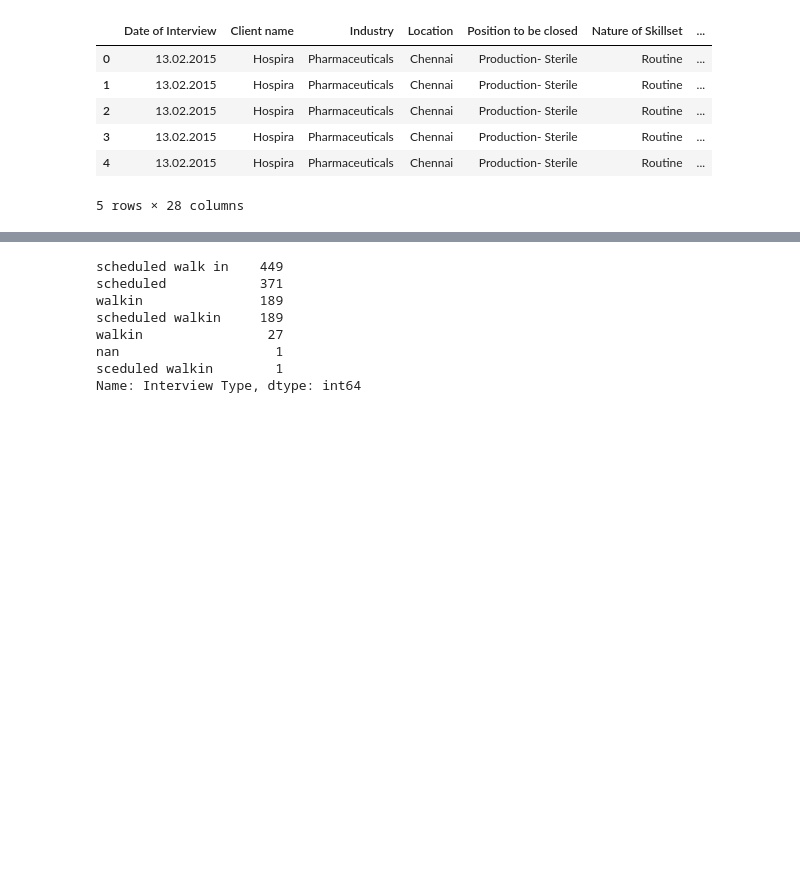
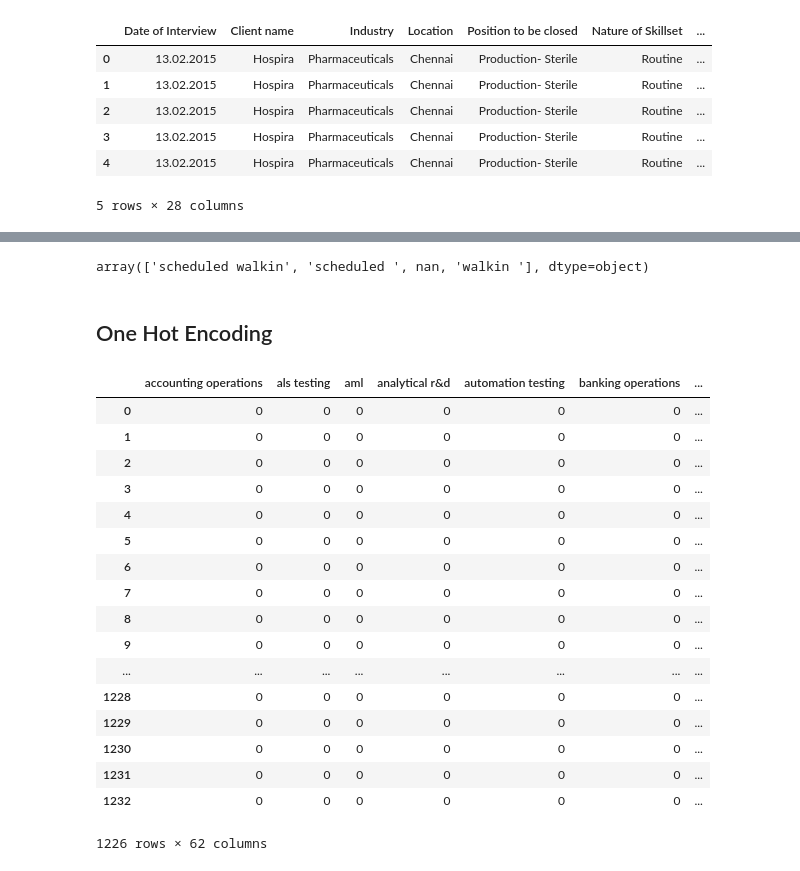
Before and after one commit to atognola/G8_DS_DH, a Jupyter notebook: Desafío 3.ipynb, the cells around one changed output, grey strips where cells are left out. Saved outputs shown, nothing was run; the diff lists cells and outputs as text; code cells hidden in the pictures; blank space fills up the shorter version.

Commit message:
Cambios: onehot enconding, diccionario y replace en otras columas

```diff
--- a/Desafío 3.ipynb
+++ b/Desafío 3.ipynb
@@ -104,3 +108,11 @@ Name: Nature of Skillset, Length: 78, dtype: int64
+# %%
+df["Can I Call you three hours before the interview and follow up on your attendance for the interview"] = df["Can I Call you three hours before the interview and follow up on your attendance for the interview"].replace(["No Dont","Na"],["no",np.nan])
+df["Have you taken a printout of your updated resume. Have you read the JD and understood the same"] = df["Have you taken a printout of your updated resume. Have you read the JD and understood the same"].replace(["No- will take it soon","Not yet","Not yet","Na","na"],["no","no","no",np.nan,np.nan])
+df["Can I have an alternative number/ desk number. I assure you that I will not trouble you too much"] = df["Can I have an alternative number/ desk number. I assure you that I will not trouble you too much"].replace(["No I have only thi number","na","Na"],["no",np.nan,np.nan])
+df["Are you clear with the venue details and the landmark."] = df["Are you clear with the venue details and the landmark."].replace(["No- I need to check","na","Na"],["no",np.nan,np.nan])
+df["Has the call letter been shared"] = df["Has the call letter been shared"].replace(["Havent Checked", "need to check","Not sure","yet to check","na","Na"],["unsure","unsure","unsure","unsure",np.nan,np.nan])
+df["Hope there will be no unscheduled meetings"] = df["Hope there will be no unscheduled meetings"].replace(["na","cant say"],[np.nan,"unsure"])
+df["Have you obtained the necessary permission to start at the required time"] = df["Have you obtained the necessary permission to start at the required time"].replace(['Not yet', 'yet to confirm',"na"],["no","no",np.nan])
 # %%
 col_names =  ['lookup_regex', 'extract_regex', 'column_to_lookup','column_to_complete','value_type','value_offset','extra_condition']
 diccionario  = pd.DataFrame(columns = col_names)
@@ -173,5 +191,5 @@ Name: Nature of Skillset, Length: 67, dtype: int64
 # %%
-df['Nature of Skillset'] = [re.split(" , | ,|, |,| /|/ |/| - | -|- |-", i) for i in df['Nature of Skillset']]
+#df['Nature of Skillset'] = [re.split(" , | ,|, |,| /|/ |/| - | -|- |-", i) for i in df['Nature of Skillset']]
 #df.loc[df['Nature of Skillset'].astype(str).str.contains('/')]['Nature of Skillset']
 # %%
 df['n_skills'] = df['Nature of Skillset'].apply(len)
@@ -236,14 +245,33 @@ nan                       1
 Name: Position to be closed, dtype: int64
 # %%
-df["Interview Type"].value_counts()
+df["Interview Type"].unique()
 # %% [output]
-scheduled walk in    449
-scheduled            371
-walkin               189
-scheduled walkin     189
-walkin                27
-nan                    1
-sceduled walkin        1
-Name: Interview Type, dtype: int64
+array(['scheduled walkin', 'scheduled ', nan, 'walkin '], dtype=object)
-# %%
-df.loc[df["Interview Type"].astype(str).str.contains('sceduled'),"Interview Type"]= "scheduled walkin"
+# %%
+df["match_interview"] = df["Candidate Current Location"] == df["Interview Venue"]
+df["match_job"] = df["Candidate Current Location"] == df["Candidate Job Location"]
+df["match_nacim"] = df["Candidate Job Location"] == df["Candidate Native location"]
+# %% [markdown]
+## One Hot Encoding
+# %%
+onehot_skills = df["Nature of Skillset"].str.split(" , | ,|, |,| /|/ |/| - | -|- |-| – ", expand=True).stack().str.get_dummies().sum(level=0)
+onehot_skills
+# %% [output]
+|  | accounting operations | als testing | aml | analytical r&d | automation testing | banking operations | ... |
+| 0 | 0 | 0 | 0 | 0 | 0 | 0 | ... |
+| 1 | 0 | 0 | 0 | 0 | 0 | 0 | ... |
+| 2 | 0 | 0 | 0 | 0 | 0 | 0 | ... |
+| 3 | 0 | 0 | 0 | 0 | 0 | 0 | ... |
+| 4 | 0 | 0 | 0 | 0 | 0 | 0 | ... |
+| 5 | 0 | 0 | 0 | 0 | 0 | 0 | ... |
+| 6 | 0 | 0 | 0 | 0 | 0 | 0 | ... |
+| 7 | 0 | 0 | 0 | 0 | 0 | 0 | ... |
+| 8 | 0 | 0 | 0 | 0 | 0 | 0 | ... |
+| 9 | 0 | 0 | 0 | 0 | 0 | 0 | ... |
+| ... | ... | ... | ... | ... | ... | ... | ... |
+| 1228 | 0 | 0 | 0 | 0 | 0 | 0 | ... |
+| 1229 | 0 | 0 | 0 | 0 | 0 | 0 | ... |
+| 1230 | 0 | 0 | 0 | 0 | 0 | 0 | ... |
+| 1231 | 0 | 0 | 0 | 0 | 0 | 0 | ... |
+| 1232 | 0 | 0 | 0 | 0 | 0 | 0 | ... |
+1226 rows × 62 columns
```
Also changed, not shown: parts of 14 cells of this notebook.
